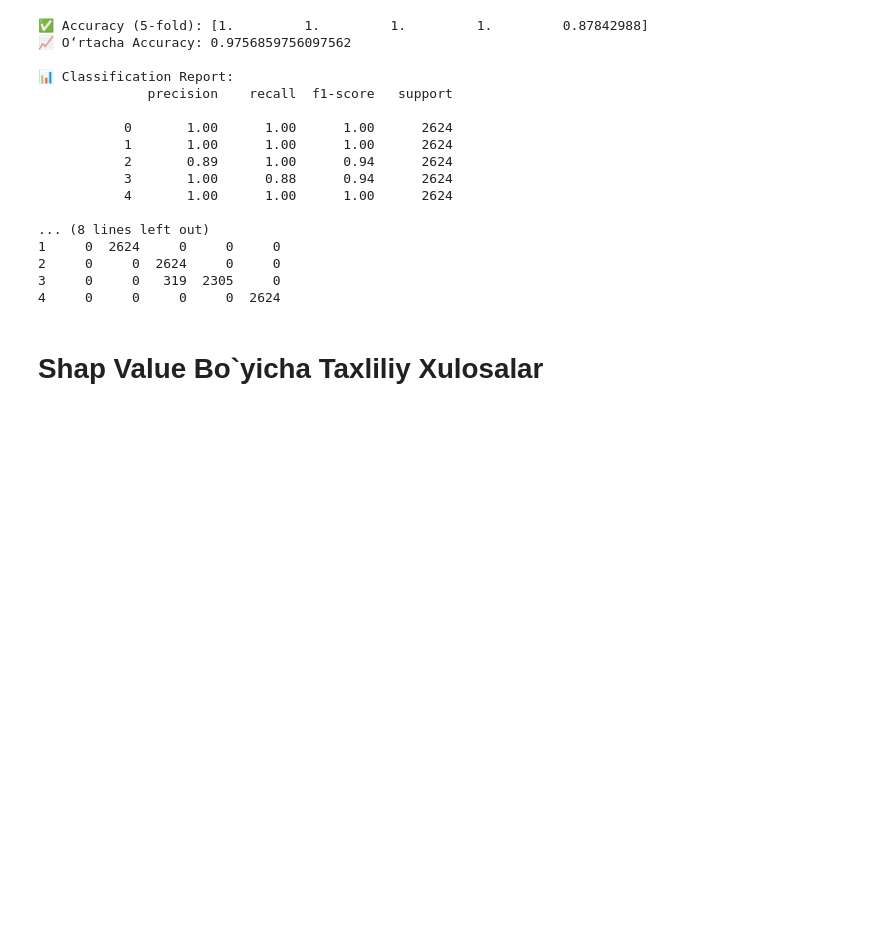
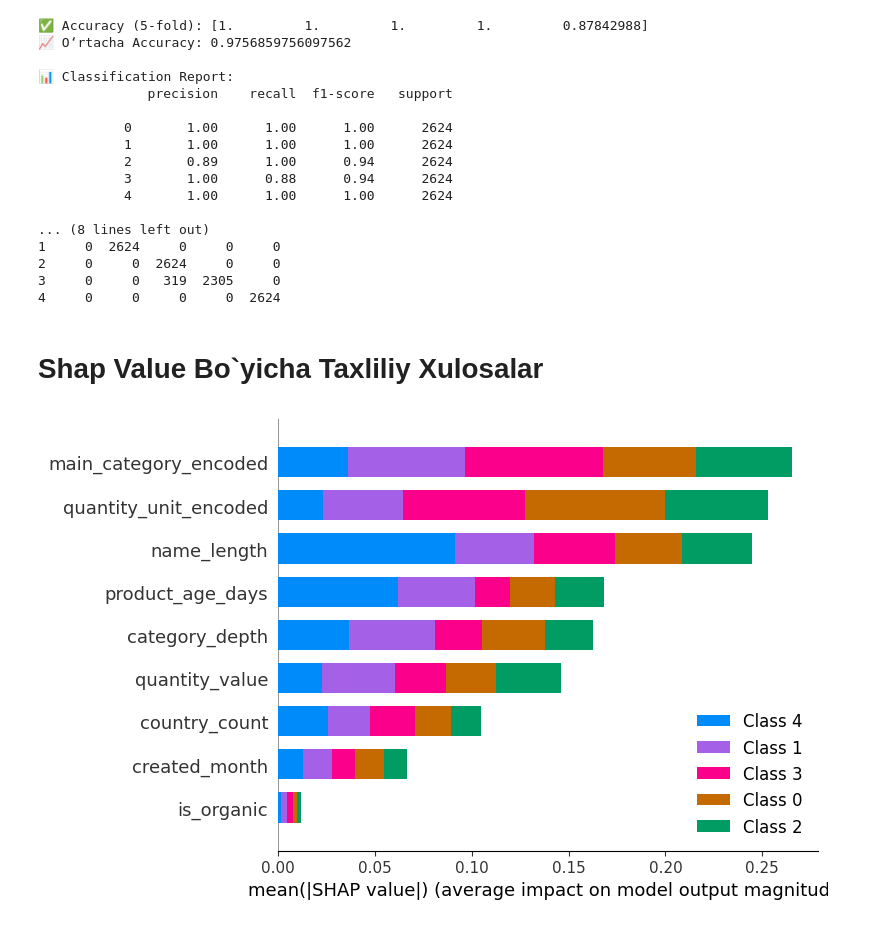
Before and after one commit to rasulbekdeveloper907/Foods-Healthy-vs-Unhealthy-Prediction, a Jupyter notebook: Notebooks/model_selection_OvR.ipynb, the cells around one changed output. Cells and saved outputs as stored; diff of their text form; code cells hidden in the pictures; blank space fills up the shorter version.

```diff
--- a/Notebooks/model_selection_OvR.ipynb
+++ b/Notebooks/model_selection_OvR.ipynb
@@ -335,21 +335,42 @@ print(conf_df)
 # %% [markdown]
 # Shap Value Bo`yicha Taxliliy Xulosalar
 # %%
+# 🔹 Kutubxonalarni chaqirish
 import shap
 import matplotlib.pyplot as plt
 from sklearn.ensemble import RandomForestClassifier
+from sklearn.model_selection import train_test_split
+import pandas as pd
 
-# 1️⃣ Features va target
-X = df.drop(columns=['nova_group', 'y_true', 'y_pred_ovo', 'Unnamed: 0', 'Unnamed: 0.1'])
+# 🔹 Misol DataFrame (o'zingizning df bilan almashtiring)
+# df = pd.read_csv("your_data.csv")
+X = df.drop(columns=['nova_group', 'y_true', 'y_pred_ovr', 'Unnamed: 0', 'Unnamed: 0.1'])
 y = df['nova_group']
 
-# 2️⃣ Modelni fit qilish
+# 🔹 Train-test split
+X_train, X_test, y_train, y_test = train_test_split(X, y, test_size=0.2, random_state=42)
+
+# 🔹 RandomForest modelini fit qilish
 rf_model = RandomForestClassifier(n_estimators=100, random_state=42)
-rf_model.fit(X, y)
+rf_model.fit(X_train, y_train)
 
-# 3️⃣ SHAP Explainer yaratish
-explainer = shap.Explainer(rf_model, X)  # TreeExplainer avtomatik tanlanadi
-shap_values = explainer(X)
+# 🔹 SHAP TreeExplainer yaratish
+explainer = shap.TreeExplainer(rf_model, feature_perturbation="tree_path_dependent")
 
-# 4️⃣ Summary plot
-shap.summary_plot(shap_values, X)
+# 🔹 Tezroq natija uchun random sample (masalan, 1000 ta satr)
+X_sample = X_test.sample(n=min(1000, len(X_test)), random_state=42)
+
+# 🔹 SHAP values hisoblash (additivity tekshiruvini o'chirdik)
+shap_values = explainer(X_sample, check_additivity=False)
+
+# 🔹 Multi-class bo'lsa summary_plot har bir class uchun
+if isinstance(shap_values, list):
+    for i, class_shap in enumerate(shap_values):
+        plt.figure(figsize=(8,6))
+        shap.summary_plot(class_shap, X_sample, plot_type="bar", show=True)
+        plt.title(f"SHAP Summary - Class {i}")
+else:
+    plt.figure(figsize=(8,6))
+    shap.summary_plot(shap_values, X_sample, plot_type="bar", show=True)
+# %% [output]
+[figure, added]
```
Also changed, not shown: parts of 1 cell of this notebook, 1 other file.
